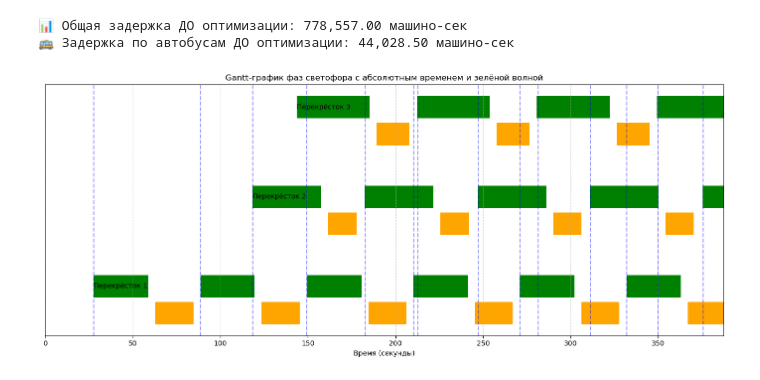
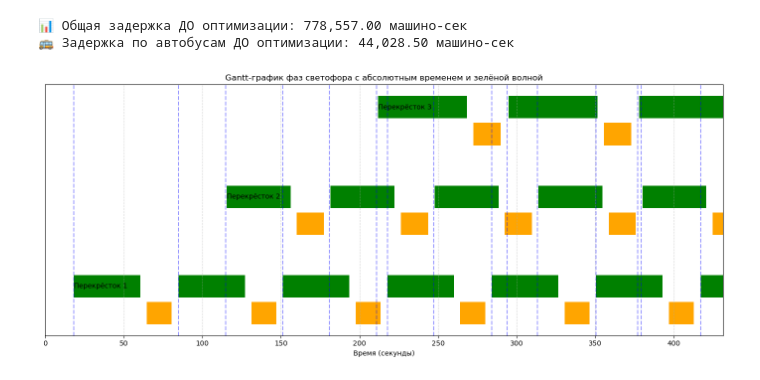
Before and after one commit to mongys/hack_era, a Jupyter notebook: gen_flex.ipynb, the cells around one changed output. Drawn from its saved outputs; the diff is of its cells as text; code cells hidden in the pictures.

Commit message:
feat: added ga without green wave

```diff
--- a/gen_flex.ipynb
+++ b/gen_flex.ipynb
@@ -278,13 +278,53 @@ print(f"🚌 Задержка по автобусам ДО оптимизаци
 # %%
 import numpy as np
 import matplotlib.pyplot as plt
+import pandas as pd
+import json
+
+# === Загрузка данных ===
+signals_df = pd.read_csv("signals_current.csv")
+with open("constraints.json") as f:
+    constraints = json.load(f)
+with open("best_solution.json") as f:
+    best = json.load(f)
+
+GENE_SIZE = 4
+NUM_INTERSECTIONS = len(best) // GENE_SIZE
+
+# План ДО оптимизации
+plan_before = {
+    int(row["intersection_id"]): {
+        "cycle": row["cycle_sec"],
+        "main": row["green_main_sec"],
+        "sec": row["green_secondary_sec"]
+    } for _, row in signals_df.iterrows()
+}
+
+# План ПОСЛЕ оптимизации с abs_offset
+plan_after = {}
+time_accum = 0
+for i in range(NUM_INTERSECTIONS):
+    cycle = best[i * GENE_SIZE]
+    main = best[i * GENE_SIZE + 1]
+    sec = best[i * GENE_SIZE + 2]
+    # Если offset есть как параметр в solution:
+    offset = best[i * GENE_SIZE + 3]
+    abs_offset = time_accum + offset
+    plan_after[i + 1] = {
+        "cycle": cycle,
+        "main": main,
+        "sec": sec,
+        "offset": offset,
+        "abs_offset": abs_offset
+    }
+    time_accum += cycle
 
 # Параметры
-plot_duration = sum(p['cycle'] for p in signal_plan.values()) * 2  # время отображения
+plot_duration = sum(p['cycle'] for p in plan_after.values()) * 2  # время отображения
 
 fig, ax = plt.subplots(figsize=(14, 6))
 colors = {"main": "green", "sec": "orange"}
-
+TRAVEL_TIME = 30
 # Вычисляем накопленное время (сумму циклов) для каждого перекрёстка
 time_accumulated = 0
 time_accums = []
@@ -292,10 +332,10 @@ for i in range(1, NUM_INTERSECTIONS + 1):
     if i == 1:
         time_accumulated = 0
     else:
-        time_accumulated += signal_plan[i - 1]['cycle']
+        time_accumulated += plan_after[i - 1]['cycle']
     time_accums.append(time_accumulated)
 
-for i, (inter_id, plan) in enumerate(signal_plan.items(), start=1):
+for i, (inter_id, plan) in enumerate(plan_after.items(), start=1):
     y_main = i * 2
     y_sec = i * 2 - 0.6
 
@@ -313,35 +353,35 @@ for i, (inter_id, plan) in enumerate(signal_plan.items(), start=1):
             break
         ax.broken_barh([(start, main_dur)], (y_main, 0.5), facecolors=colors['main'])
         k += 1
 
     # Аналогично второстепенная фаза (начинается после main + lost_time)
     k = 0
     while True:
         start = abs_offset + main_dur + lost_time + k * cycle
         if start > plot_duration:
             break
         ax.broken_barh([(start, sec_dur)], (y_sec, 0.5), facecolors=colors['sec'])
         k += 1
 
     # Рисуем линии прибытия транспорта (зелёная волна) для нескольких циклов
     # Рисуем линии прибытия транспорта (зелёная волна) для нескольких циклов
     for k in range(int(plot_duration // cycle) + 1):
-        arrival = signal_plan[1]['abs_offset'] + TRAVEL_TIME * (inter_id - 1) + k * cycle + time_accums[i - 1]
+        arrival = plan_after[1]['abs_offset'] + TRAVEL_TIME * (inter_id - 1) + k * cycle + time_accums[i - 1]
         ax.axvline(arrival, color='blue', linestyle='--', alpha=0.4)
 
 
     ax.text(abs_offset, y_main + 0.25, f"Перекрёсток {inter_id}", va="center")
 
 ax.set_xlim(0, plot_duration)
 ax.set_yticks([])
 ax.set_xlabel("Время (секунды)")
 ax.set_title("Gantt-график фаз светофора с абсолютным временем и зелёной волной")
 ax.grid(True, axis='x', linestyle='--', alpha=0.5)
 
 plt.tight_layout()
 plt.show()
 # %% [output]
-[figure, old version]
+[figure, new version]
 # %%
 import random
 import numpy as np
```
Also changed, not shown: parts of 11 cells of this notebook, 1 other file.
